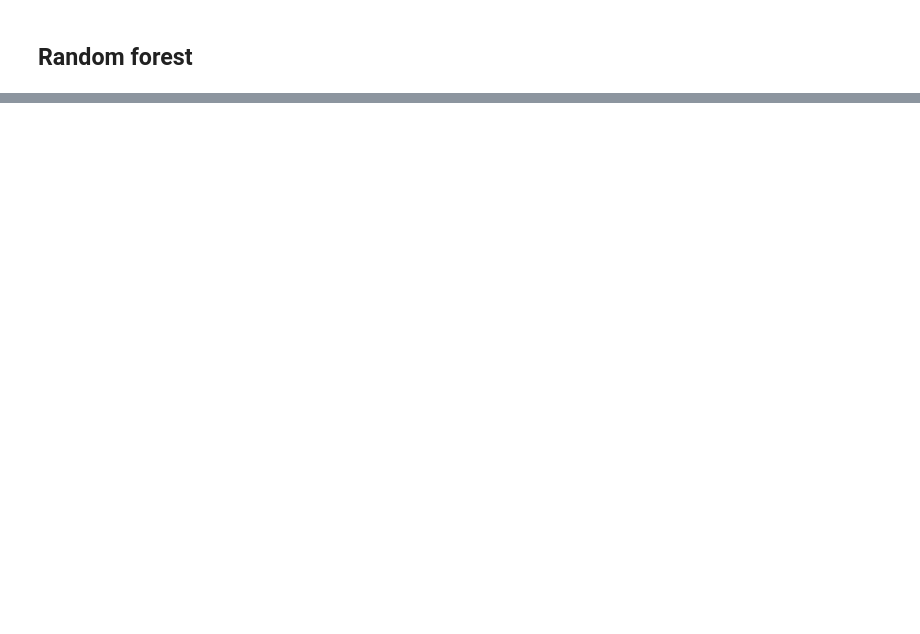
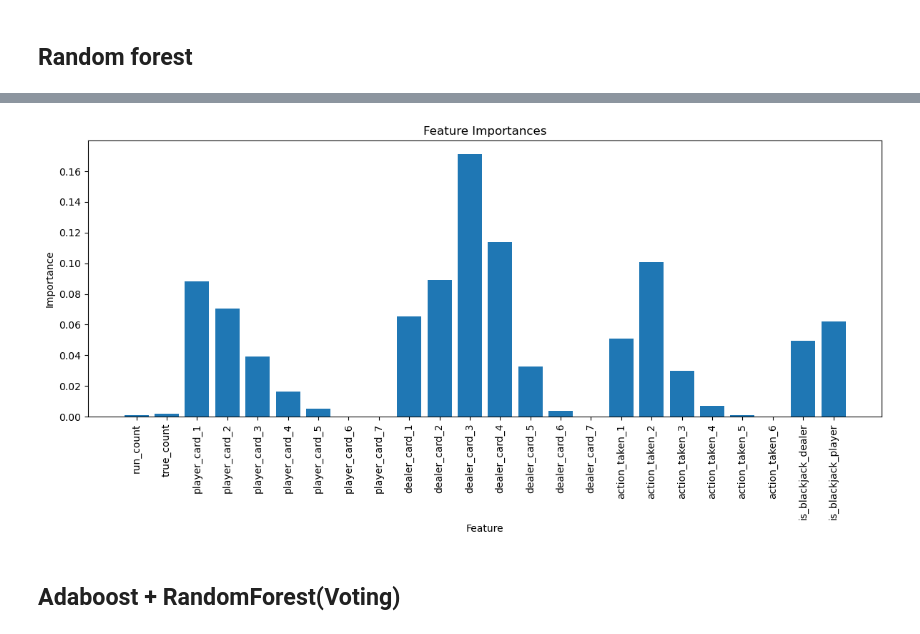
Before and after one commit to LeDHoang/BJ-game, a Jupyter notebook: BJ-game.ipynb, the cells around one changed output, grey strips where cells are left out. Cells and saved outputs as stored; diff of their text form; code cells hidden in the pictures; blank space fills up the shorter version.

```diff
--- a/BJ-game.ipynb
+++ b/BJ-game.ipynb
@@ -802,0 +934,38 @@ plot_feature_importances(rf_model, x_train.columns)
+# %%
+
+
+# def prepare_data(data, target_column, test_size=0.2, random_state=42):
+#     """Splits the dataset into training and testing sets."""
+#     x = data.drop(target_column, axis=1)
+#     y = data[target_column]
+#     return train_test_split(x, y, test_size=test_size, random_state=random_state)
+
+# def apply_smote(x_train, y_train, random_state=42):
+#     """Applies SMOTE to the training data."""
+#     smote = SMOTE(random_state=random_state)
+#     x_train_resampled, y_train_resampled = smote.fit_resample(x_train, y_train)
+#     return x_train_resampled, y_train_resampled
+
+def train_gradient_boosting(x_train, y_train, random_state=42):
+    """Trains the Gradient Boosting model."""
+    model = GradientBoostingClassifier(random_state=random_state)
+    model.fit(x_train, y_train)
+    return model
+
+# def evaluate_model(model, x_test, y_test, digits=3):
+#     """Evaluates the model and prints the classification report."""
+#     y_pred = model.predict(x_test)
+#     report = classification_report(y_test, y_pred, digits=digits)
+#     print(report)
+
+# # Load and split the data
+# x_train, x_test, y_train, y_test = prepare_data(prepdata, 'win')
+
+# # Apply SMOTE to the training data
+# x_train_resampled, y_train_resampled = apply_smote(x_train, y_train)
+
+# Train the model on the resampled data
+gb_model = train_gradient_boosting(x_train_resampled, y_train_resampled)
+
+# Evaluate the model
+evaluate_model(gb_model, x_test, y_test)
@@ -802,0 +987,6 @@ plot_feature_importances(rf_model, x_train.columns)
+# %%
+plot_feature_importances(gb_model, x_train.columns)
+# %% [output]
+[figure, added]
+# %% [markdown]
+## Adaboost + RandomForest(Voting)
```
Also changed, not shown: parts of 20 cells of this notebook.
